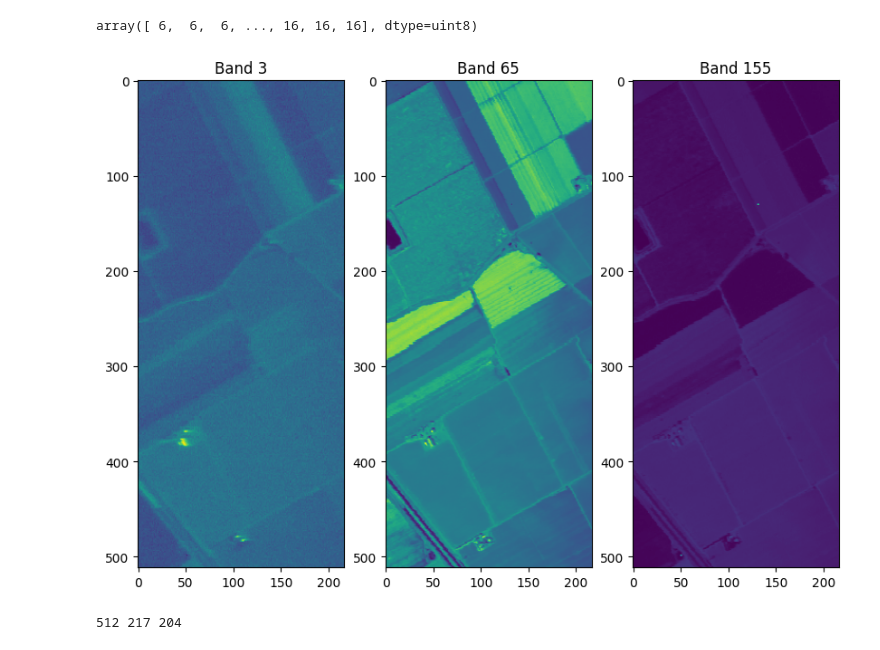
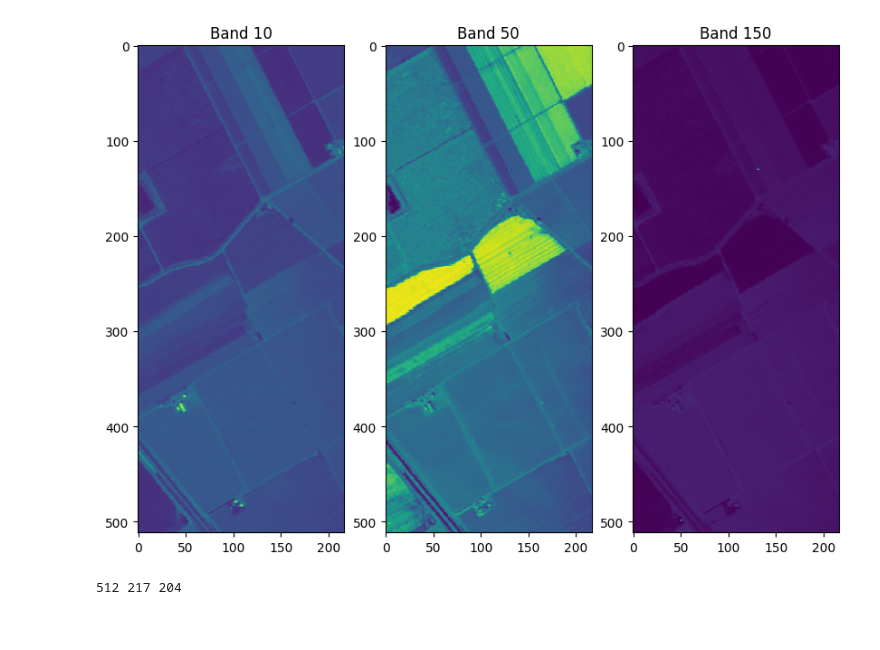
Before and after one commit to PeterAvgerinos/Data-Analysis-and-Machine-Learning, a Jupyter notebook: Projects/HSI Classification/HSI_Classification.ipynb, the cells around one changed output. Cells and saved outputs as stored; diff of their text form; code cells hidden in the pictures.

```diff
--- a/Projects/HSI Classification/HSI_Classification.ipynb
+++ b/Projects/HSI Classification/HSI_Classification.ipynb
@@ -130,11 +193,7 @@ df
-# %%
-df.iloc[:,-1].values
-# %% [output]
-array([ 6,  6,  6, ..., 16, 16, 16], dtype=uint8)
 # %%
-hsi.draw_bands()
+hsi.draw_bands(10, 50, 150)
 # %% [output]
-[figure, old version]
+[figure, new version]
 # %%
 height, width, bands = hsi.return_shape()
 print(height, width, bands)
```
Also changed, not shown: parts of 17 cells of this notebook, 3 other files.
